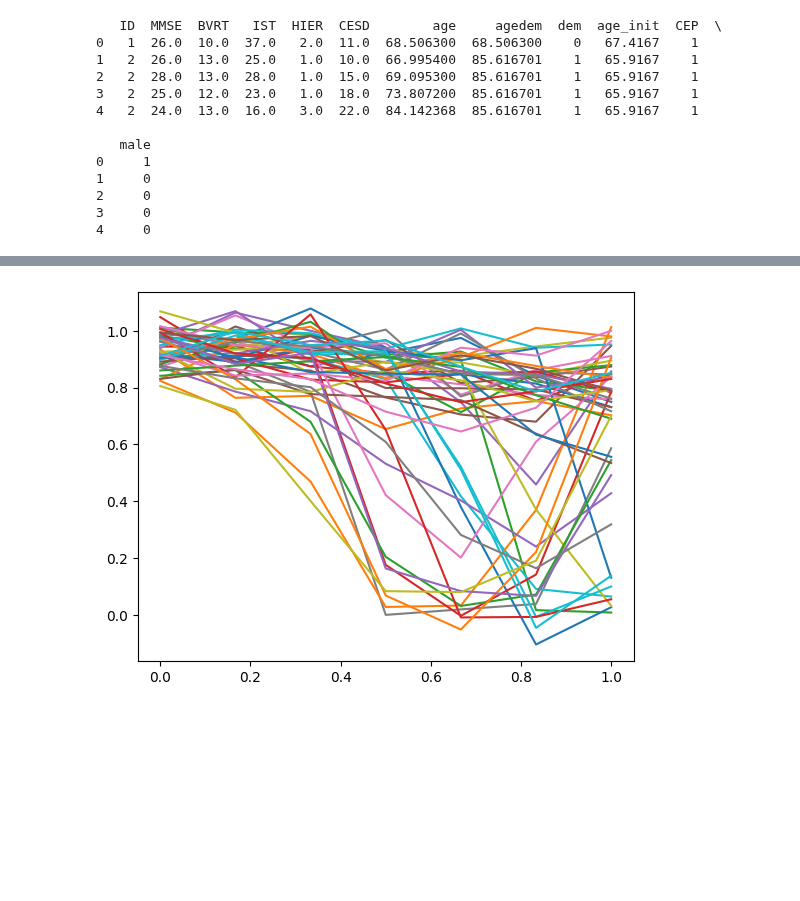
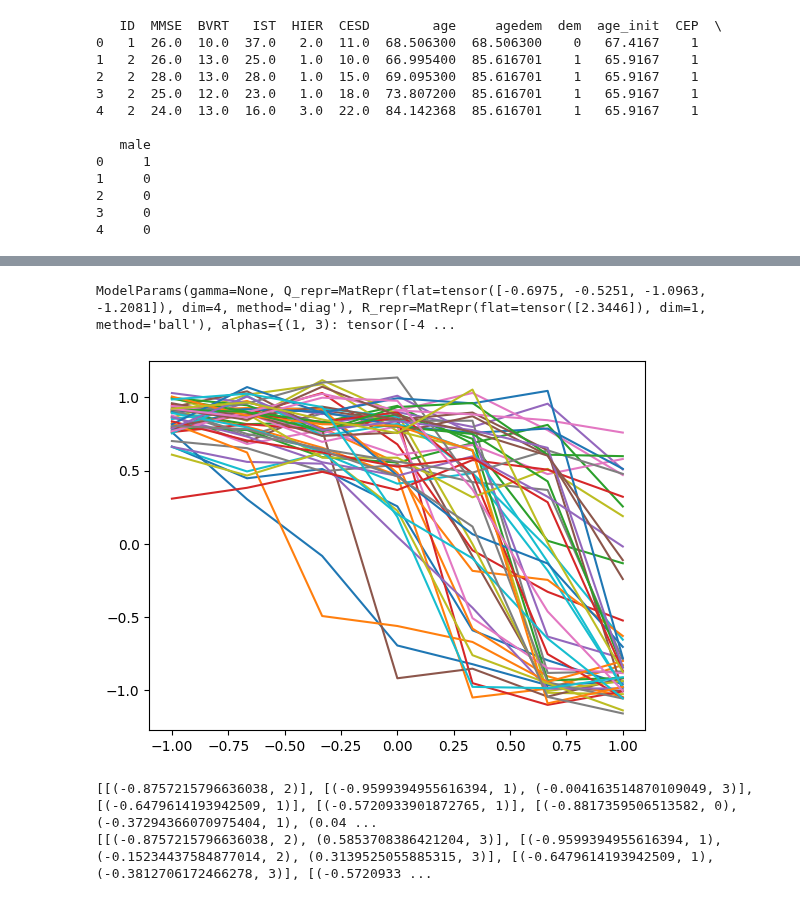
Before and after one commit to felixlaplante/jmstate, a Jupyter notebook: paquid-test.ipynb, the cells around one changed output, grey strips where cells are left out. Drawn from its saved outputs; the diff is of its cells as text; code cells hidden in the pictures; blank space fills up the shorter version.

```diff
--- a/paquid-test.ipynb
+++ b/paquid-test.ipynb
@@ -99,0 +87,14 @@ plt.show()
+# %%
+y = normalize_y(y0)
+trajectories = [
+    [
+        (
+            normalize_t(m),
+            s,
+        )
+        for (m, s) in trajectory
+    ]
+    for trajectory in trajectories0
+]
+t = normalize_t(t0)
+c = normalize_t(c0)
@@ -108,30 +112,21 @@ for key, value in buckets.items():
     exp_fit = ExponentialFitter().fit(t1 - t0)
     surv_params[key] = exp_fit.lambda_
 # %%
-def f(gamma, x, b):
-    return b
-
-
-from torch import nn
-
 net = nn.Sequential(
     nn.Linear(5, 3),
     nn.Tanh(),
     nn.Linear(3, 3),
     nn.Tanh(),
     nn.Linear(3, 1),
-    nn.Sigmoid()
+    nn.Tanh(),
 )
 
 reg = jmstate.functions.Net(net)
 
-surv = {
-    key: (jmstate.functions.exponential(surv_params[key]), reg)
-    for key in buckets
-}
+surv = {key: (jmstate.functions.exponential(surv_params[key]), reg) for key in buckets}
 
 init_alphas = {key: torch.zeros(1) for key in buckets}
-init_betas = None
+init_betas = {key: torch.zeros(2) for key in buckets}
 
 init_params = ModelParams(
     None,
@@ -139,11 +134,11 @@ init_params = ModelParams(
     repr_from_cov(torch.eye(1), method="ball"),
     init_alphas,
     init_betas,
-    extra=list(reg.parameters())
+    extra=list(reg.parameters()),
 )
 
 model_design = ModelDesign(
-    f,
+    jmstate.functions.identity,
     reg,
     surv,
 )
@@ -179,21 +164,25 @@ ModelParams(gamma=None, Q_repr=MatRepr(flat=tensor([-1.4884, -2.0055, -1.6848, -
+# %%
+print(model.params_)
+# %% [output]
+ModelParams(gamma=None, Q_repr=MatRepr(flat=tensor([-0.6975, -0.5251, -1.0963, -1.2081]), dim=4, method='diag'), R_repr=MatRepr(flat=tensor([2.3446]), dim=1, method='ball'), alphas={(1, 3): tensor([-4 ...
 # %%
 n_test = 50
-t_test = torch.linspace(0, 1, 7)
+t_test = torch.linspace(t.nanquantile(0), t.nanquantile(1), 7)
 
 Q_dist = torch.distributions.MultivariateNormal(
     torch.zeros(4), model.params_.get_cov("Q")
 )
 R_dist = torch.distributions.MultivariateNormal(
     torch.zeros(1), model.params_.get_cov("R")
 )
 
-x_test = KernelDensity().fit(x).sample(n_test)
+x_test = torch.tensor(KernelDensity().fit(x).sample(n_test))
 b_test = Q_dist.sample((n_test,))
-psi_test = f(model.params_.gamma, None, b_test)
-trajectories_init_test = [[(0.0, 0)] for _ in range(n_test)]
+psi_test = model_design.individual_effects_fn(model.params_.gamma, x_test, b_test)
+trajectories_init_test = [[trajectories[i][0]] for i in range(n_test)]
 y_test = model_design.regression_fn(t_test, psi_test).squeeze(0)
 y_test += R_dist.sample(y_test.shape[:-1])
 plt.plot(t_test.T, y_test[:, :, 0].T)
 plt.show()
 # %% [output]
-[figure, old version]
+[figure, new version]
@@ -199,0 +194,6 @@ plt.show()
+# %%
+print(trajectories)
+print(trajectories_test)
+# %% [output]
+[[(-0.8757215796636038, 2)], [(-0.9599394955616394, 1), (-0.004163514870109049, 3)], [(-0.6479614193942509, 1)], [(-0.5720933901872765, 1)], [(-0.8817359506513582, 0), (-0.37294366070975404, 1), (0.04 ...
+[[(-0.8757215796636038, 2), (0.5853708386421204, 3)], [(-0.9599394955616394, 1), (-0.15234437584877014, 2), (0.3139525055885315, 3)], [(-0.6479614193942509, 1), (-0.3812706172466278, 3)], [(-0.5720933 ...
```
Also changed, not shown: parts of 11 cells of this notebook.
